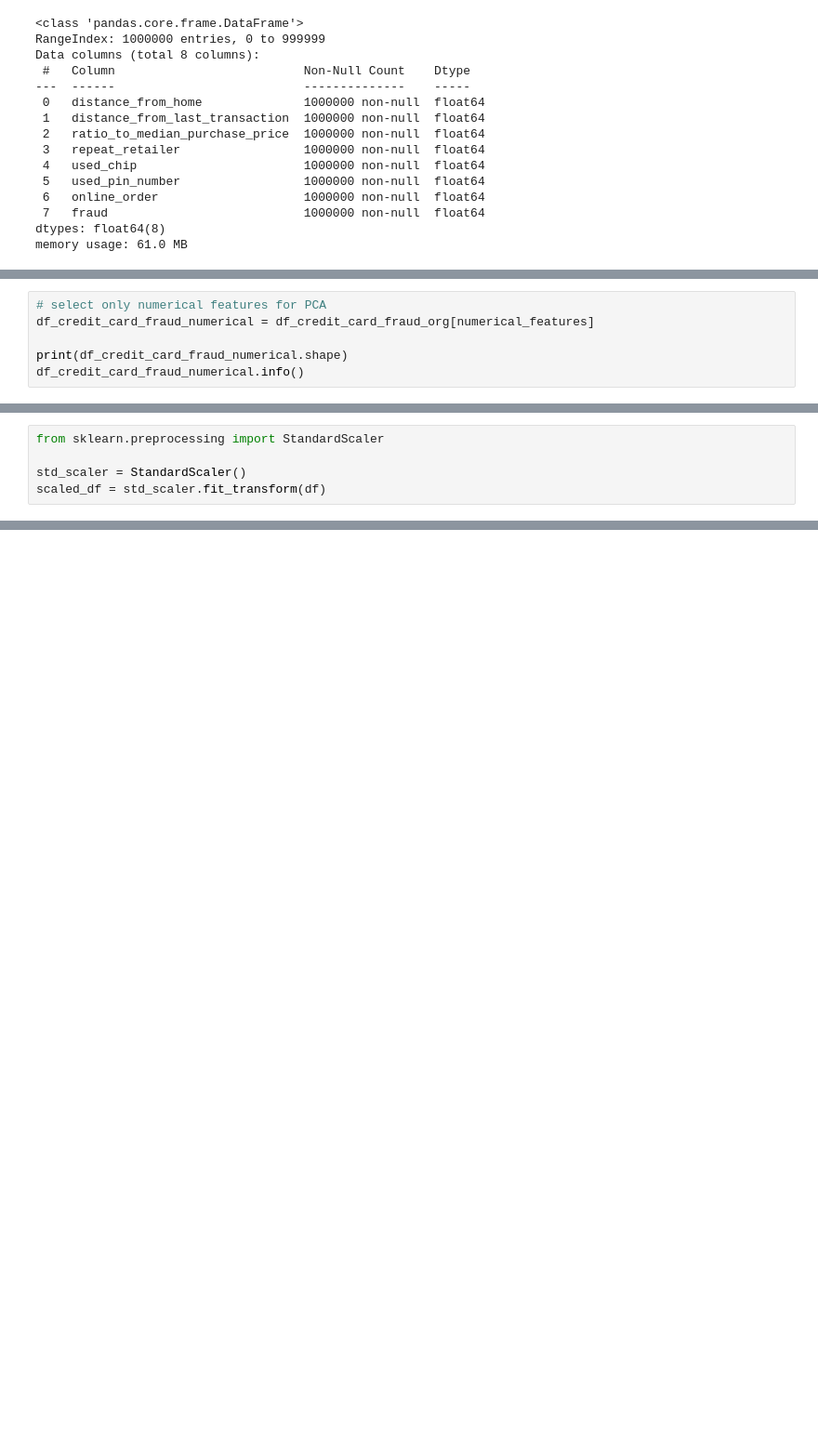
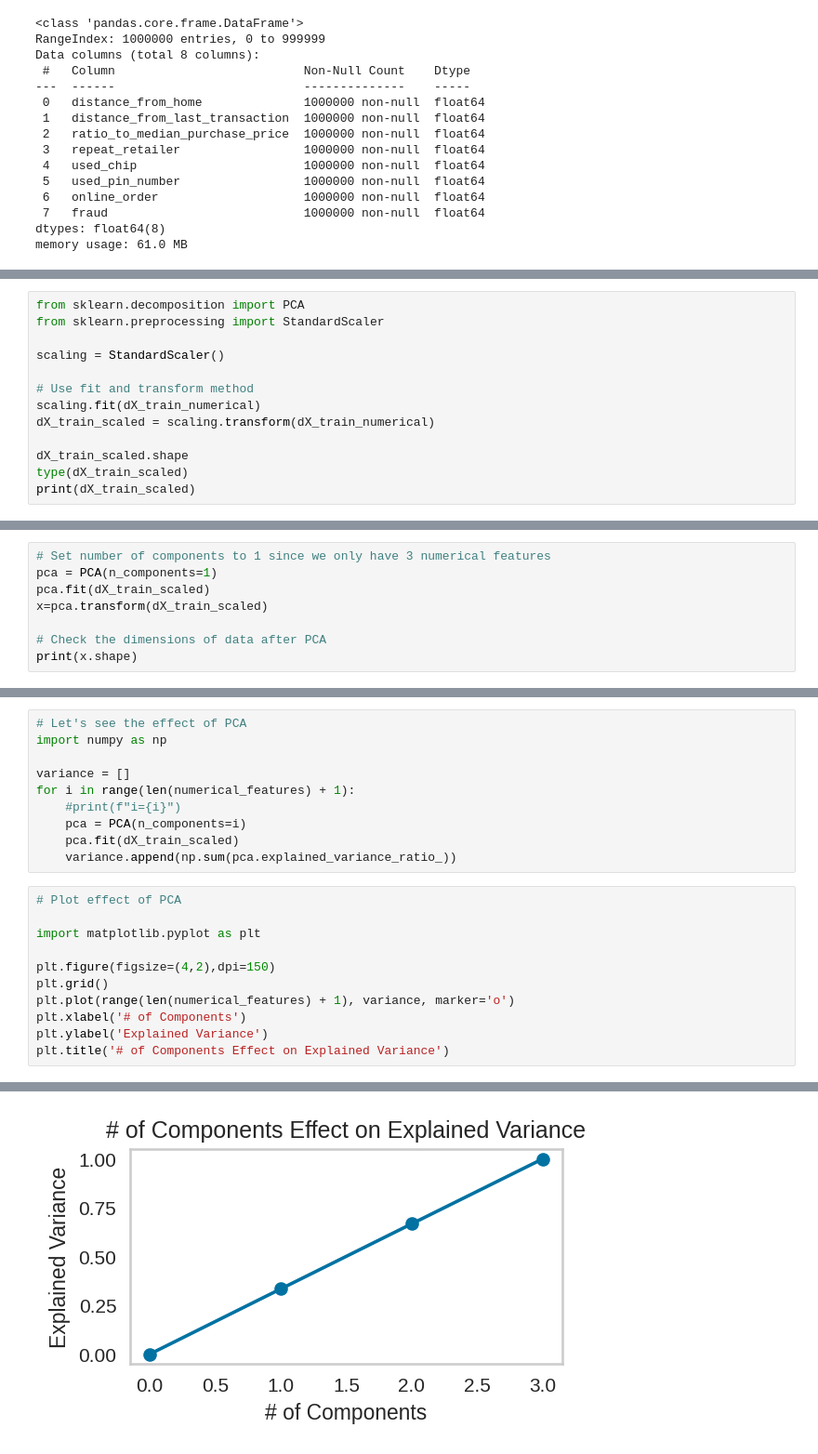
Before and after one commit to project4sharing/principle_component_analysis01, a Jupyter notebook: creditcard_fraud_pca01.ipynb, the cells around one changed output, grey strips where cells are left out. Shown at 93% size. Cells and saved outputs as stored; diff of their text form; blank space fills up the shorter version.

```diff
--- a/creditcard_fraud_pca01.ipynb
+++ b/creditcard_fraud_pca01.ipynb
@@ -158,0 +164,13 @@ y = ["fraud"]
+# %%
+from sklearn.decomposition import PCA
+from sklearn.preprocessing import StandardScaler
+
+scaling = StandardScaler()
+
+# Use fit and transform method
+scaling.fit(dX_train_numerical)
+dX_train_scaled = scaling.transform(dX_train_numerical)
+
+dX_train_scaled.shape
+type(dX_train_scaled)
+print(dX_train_scaled)
@@ -159,7 +185,9 @@ y = ["fraud"]
 # %%
-# select only numerical features for PCA
-df_credit_card_fraud_numerical = df_credit_card_fraud_org[numerical_features]
+# Set number of components to 1 since we only have 3 numerical features
+pca = PCA(n_components=1)
+pca.fit(dX_train_scaled)
+x=pca.transform(dX_train_scaled)
 
-print(df_credit_card_fraud_numerical.shape)
-df_credit_card_fraud_numerical.info()
+# Check the dimensions of data after PCA
+print(x.shape)
 # %% [output]
@@ -177,5 +195,22 @@ memory usage: 22.9 MB
 # %%
-from sklearn.preprocessing import StandardScaler
+# Let's see the effect of PCA
+import numpy as np
 
-std_scaler = StandardScaler()
-scaled_df = std_scaler.fit_transform(df)
+variance = []
+for i in range(len(numerical_features) + 1):
+    #print(f"i={i}")
+    pca = PCA(n_components=i)
+    pca.fit(dX_train_scaled)
+    variance.append(np.sum(pca.explained_variance_ratio_))
+# %%
+# Plot effect of PCA
+
+import matplotlib.pyplot as plt
+
+plt.figure(figsize=(4,2),dpi=150)
+plt.grid()
+plt.plot(range(len(numerical_features) + 1), variance, marker='o')
+plt.xlabel('# of Components')
+plt.ylabel('Explained Variance')
+plt.title('# of Components Effect on Explained Variance')
+# %% [output]
@@ -181,0 +218 @@ scaled_df = std_scaler.fit_transform(df)
+[figure, added]
```
Also changed, not shown: parts of 8 cells of this notebook.
